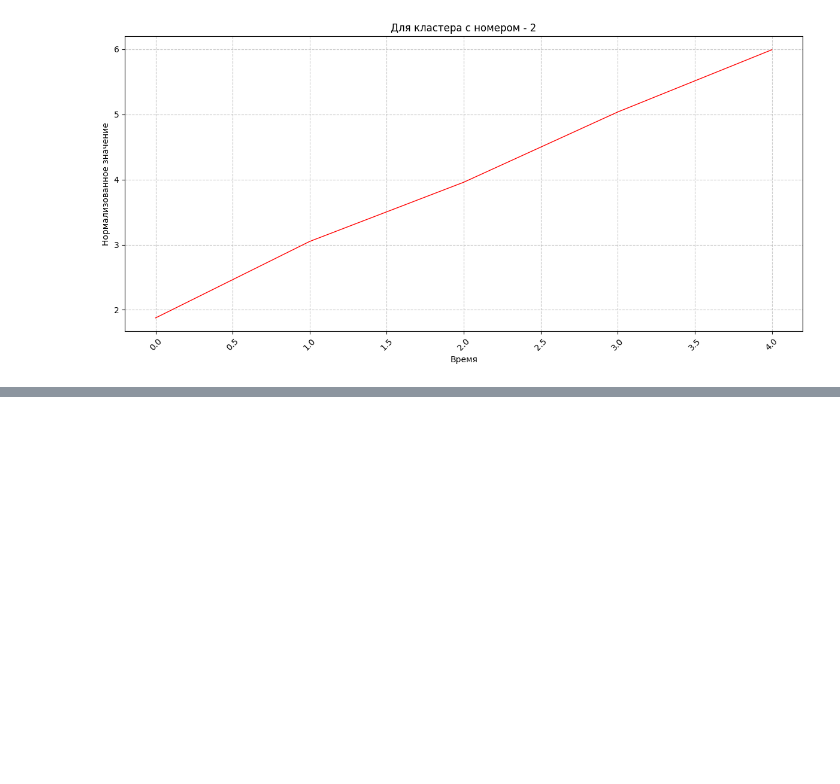
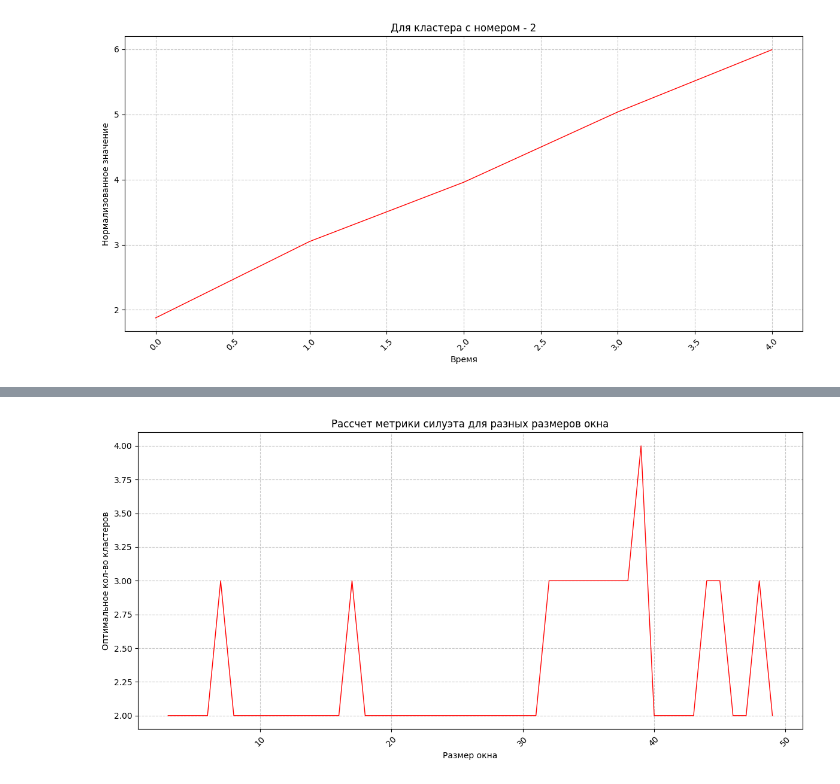
Before and after one commit to legendaOS/calculations, a Jupyter notebook: notebook.ipynb, the cells around one changed output, grey strips where cells are left out. Saved outputs shown, nothing was run; the diff lists cells and outputs as text; code cells hidden in the pictures; blank space fills up the shorter version.

```diff
--- a/notebook.ipynb
+++ b/notebook.ipynb
@@ -1202,0 +1212,6 @@ vizualize_centroids(my_kmeans)
+# %%
+def parse_data_of_time_serie(data, window_size):
+    result = []
+    for i in range(len(data) - window_size):
+        result.append(data[i:i+window_size])
+    return result
@@ -1202,0 +1279,16 @@ vizualize_centroids(my_kmeans)
+# %%
+buffer_of_silhouette_scores_cosine = {
+    "window_size": [],
+    "silhouette_score": []
+}
+
+for window_size in range(3, 50):
+    result_data_for_ALRS_CLOSE_PRICES_BUFFER = parse_data_of_time_serie(DATA[0]["CLOSE_PRICES"], window_size = window_size)
+
+    buffer_of_silhouette_scores_cosine["window_size"].append(window_size)
+
+
+    calculated = calcilate_silhouette_score(KMeansCosine, result_data_for_ALRS_CLOSE_PRICES_BUFFER, max_iter_in_model = 100, max_clusters_to_check = 20, random_state_in_model = 0)
+    buffer_of_silhouette_scores_cosine["silhouette_score"].append(calculated)
+
+    print(f"window_size: {window_size}, silhouette_score: {calculated['best_silhouette_score']}")
@@ -1202,0 +1313,24 @@ vizualize_centroids(my_kmeans)
+# %%
+plt.figure(figsize=(12, 6))
+
+# Строим график
+plt.plot(buffer_of_silhouette_scores_cosine["window_size"], [buffer_of_silhouette_scores_cosine['silhouette_score'][i]['best_count_of_clusters'] for i in range(len(buffer_of_silhouette_scores_cosine["window_size"]))], linewidth=1, color='red')
+
+# Настраиваем внешний вид графика
+plt.title(f"Рассчет метрики силуэта для разных размеров окна")
+plt.xlabel('Размер окна')
+plt.ylabel('Оптимальное кол-во кластеров')
+
+# Поворачиваем метки на оси X для лучшей читаемости
+plt.xticks(rotation=45)
+
+# Добавляем сетку
+plt.grid(True, linestyle='--', alpha=0.7)
+
+# Настраиваем расположение элементов
+plt.tight_layout()
+
+# Показываем график
+plt.show()
+# %% [output]
+[figure, added]
```
Also changed, not shown: parts of 21 cells of this notebook.
